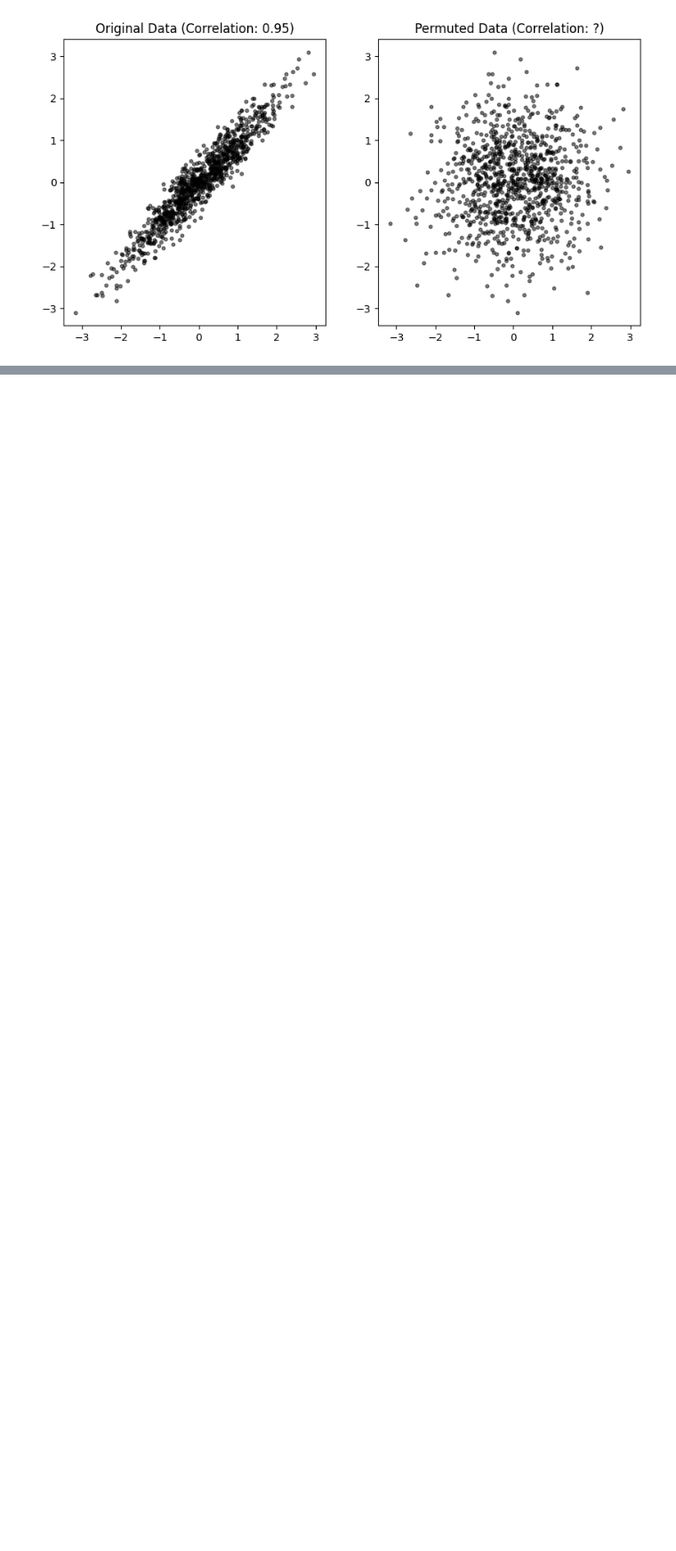
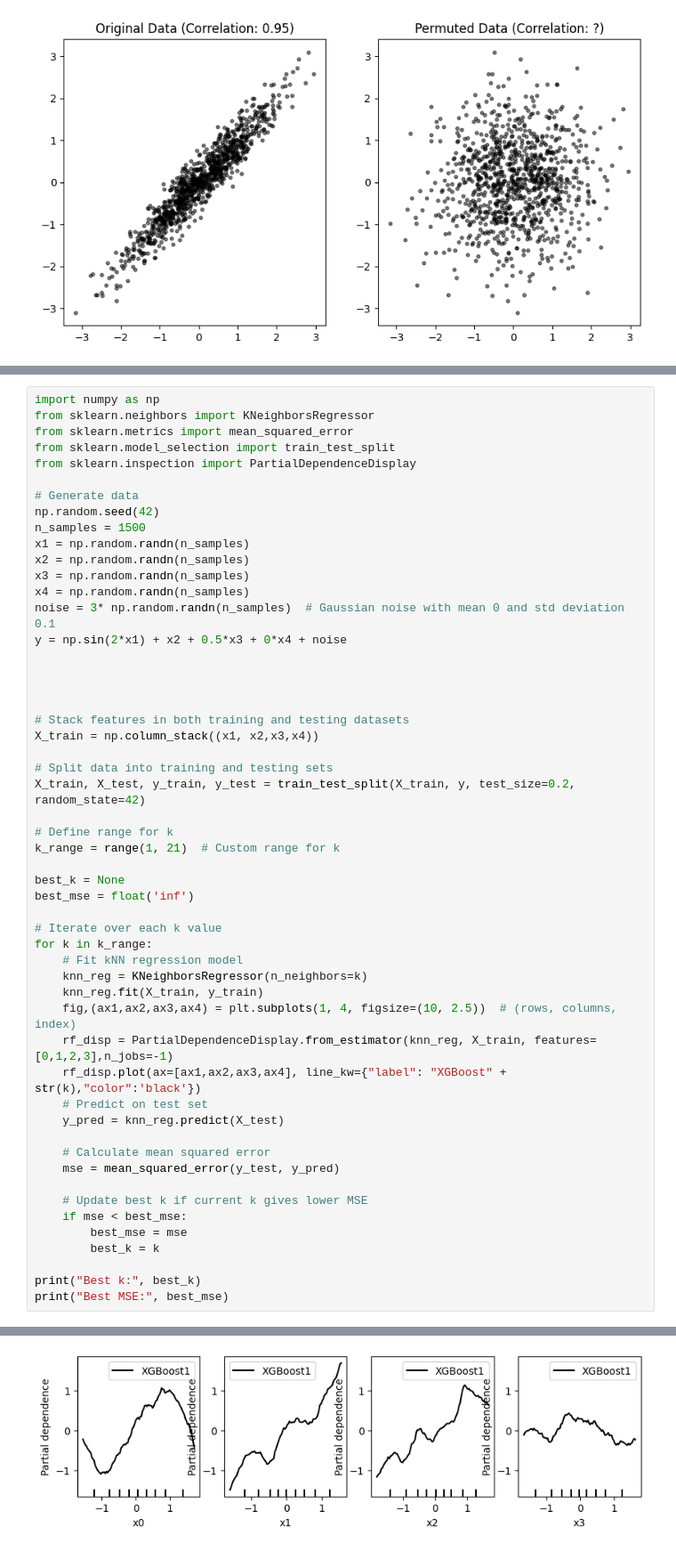
Before and after one commit to Versus-91/blackboxofmachinelearning, a Jupyter notebook: a.ipynb, the cells around one changed output, grey strips where cells are left out. Shown at 89% size. Saved outputs shown, nothing was run; the diff lists cells and outputs as text; blank space fills up the shorter version.

```diff
--- a/a.ipynb
+++ b/a.ipynb
@@ -707,0 +688,54 @@ plt.show()
+# %%
+import numpy as np
+from sklearn.neighbors import KNeighborsRegressor
+from sklearn.metrics import mean_squared_error
+from sklearn.model_selection import train_test_split
+from sklearn.inspection import PartialDependenceDisplay
+
+# Generate data
+np.random.seed(42)
+n_samples = 1500
+x1 = np.random.randn(n_samples)
+x2 = np.random.randn(n_samples)
+x3 = np.random.randn(n_samples)
+x4 = np.random.randn(n_samples)
+noise = 3* np.random.randn(n_samples)  # Gaussian noise with mean 0 and std deviation 0.1
+y = np.sin(2*x1) + x2 + 0.5*x3 + 0*x4 + noise
+
+
+
+
+# Stack features in both training and testing datasets
+X_train = np.column_stack((x1, x2,x3,x4))
+
+# Split data into training and testing sets
+X_train, X_test, y_train, y_test = train_test_split(X_train, y, test_size=0.2, random_state=42)
+
+# Define range for k
+k_range = range(1, 21)  # Custom range for k
+
+best_k = None
+best_mse = float('inf')
+
+# Iterate over each k value
+for k in k_range:
+    # Fit kNN regression model
+    knn_reg = KNeighborsRegressor(n_neighbors=k)
+    knn_reg.fit(X_train, y_train)
+    fig,(ax1,ax2,ax3,ax4) = plt.subplots(1, 4, figsize=(10, 2.5))  # (rows, columns, index)
+    rf_disp = PartialDependenceDisplay.from_estimator(knn_reg, X_train, features=[0,1,2,3],n_jobs=-1)
+    rf_disp.plot(ax=[ax1,ax2,ax3,ax4], line_kw={"label": "XGBoost" + str(k),"color":'black'})
+    # Predict on test set
+    y_pred = knn_reg.predict(X_test)
+
+    # Calculate mean squared error
+    mse = mean_squared_error(y_test, y_pred)
+
+    # Update best k if current k gives lower MSE
+    if mse < best_mse:
+        best_mse = mse
+        best_k = k
+
+print("Best k:", best_k)
+print("Best MSE:", best_mse)
+# %% [output]
@@ -707,0 +744 @@ plt.show()
+[figure, added]
```
Also changed, not shown: parts of 2 cells of this notebook, 6 other files.
